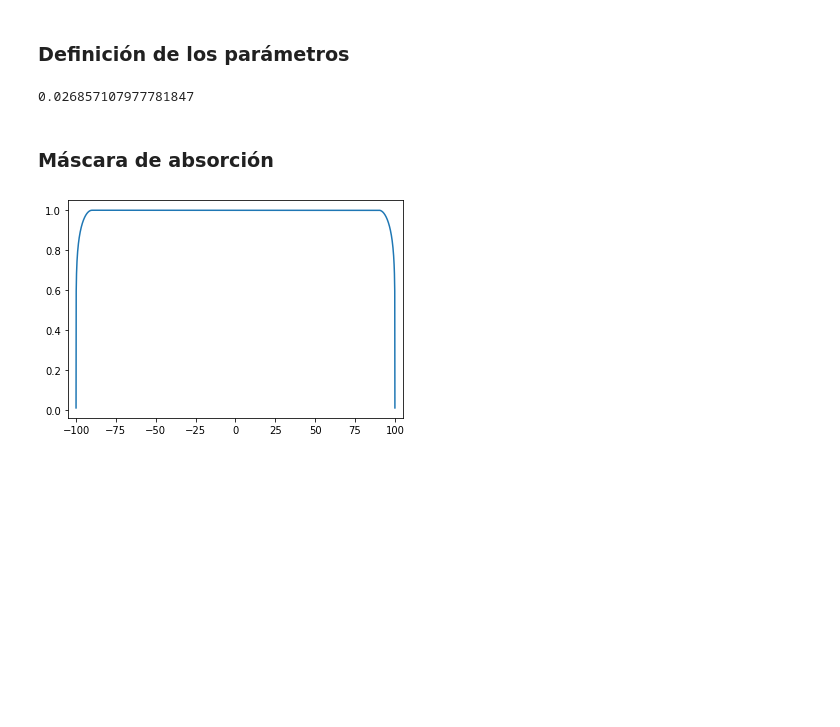
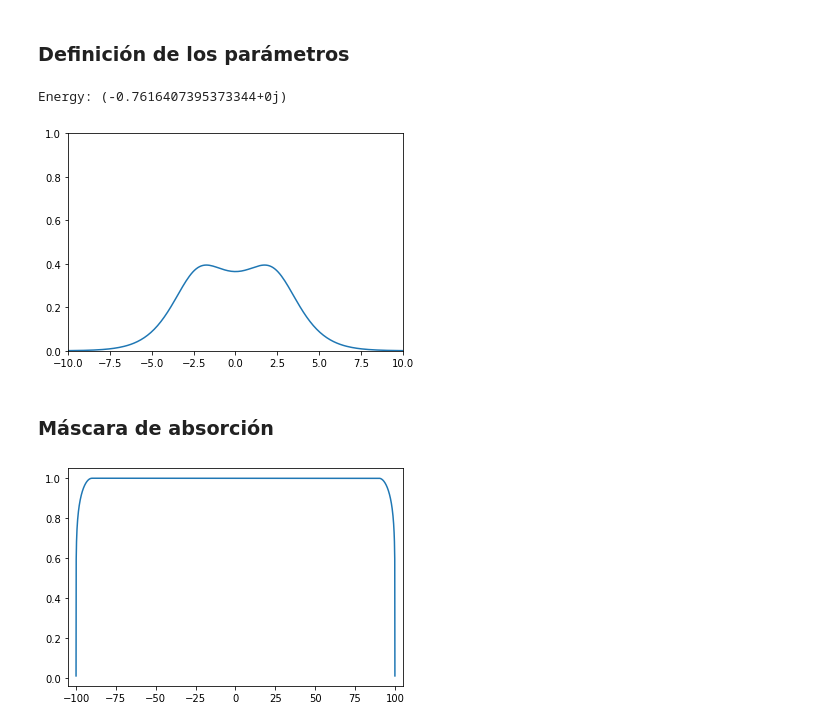
Before and after one commit to rmhsik/TFG, a Jupyter notebook: tfg/15-10-19.ipynb, the cells around one changed output. Drawn from its saved outputs; the diff is of its cells as text; code cells hidden in the pictures; blank space fills up the shorter version.

Commit message:
Created a config dictionary WaveFunciton adapted to config dict GroundState moved to WaveFunction Added Hamiltonian setuo to WaveFunction

```diff
--- a/tfg/15-10-19.ipynb
+++ b/tfg/15-10-19.ipynb
@@ -27,22 +26,37 @@ import csv
 # %% [markdown]
 <h3> Definición de los parámetros
 # %%
-Nx = 2000 #Número de puntos en el mallado espacial
-Nt = 16*1024 #Número de puntos en el mallado temporal
-x,h = np.linspace(-100,100,Nx,retstep=True)
-a = 1.0 #Paramentro que define el ancho de la función gaussiana
-#p0 = 0.0
-x0 = 0.0  #Centro de la función gaussiana a tiempo 0
-tmax = 110*4
-t,dt = np.linspace(0,tmax,Nt,retstep=True) #Mallado temporal equiespaciado
-R = 5.0
-H = Hamiltonian.H(x,Nx,h,t,V = 2, ABool=False, R = R,softening=2.0)
+params = {
+    "Nx": 2000, #Número de puntos en el mallado espacial
+    "xmax": 100,
+    "xmin": -100,
+    "Nt": 16*1024, #Número de puntos en el mallado temporal
+    "tmax": 110*4,
+    "a": 1.0, #Paramentro que define el ancho de la función gaussiana
+    #p0 = 0.0
+    "x0": 0.0,  #Centro de la función gaussiana a tiempo 0
+    "R": 5.0, #Distancia internuclear
+    "gamma": 1.0,
+    "xb": 10,  #Zona afectada por la máscara
+    "Abool": True,
+    "Vsel": 2,
+    "softening": 2.0,
+    "amp": 0.067,
+    "w": 0.057
+    }
 
-WF = WaveFunction.WF(a,(x,h),(t,dt),H)
-psi = WF.psi
-dt
+WF = WaveFunction.WF(params)
-# %% [output]
-0.026857107977781847
+# %%
+fig = plt.figure();
+ax = fig.add_subplot(111);
+ax.set_xlim(-10,10)
+ax.set_ylim(0,1)
+
+ax.plot(WF.x,WF.psiG)
+print("Energy: "+str(WF.GroundEnergy))
+# %% [output]
+Energy: (-0.7616407395373344+0j)
+[figure, added]
 # %% [markdown]
 <h3> Máscara de absorción
 # %%
```
Also changed, not shown: parts of 2 cells of this notebook, 2 other files.
